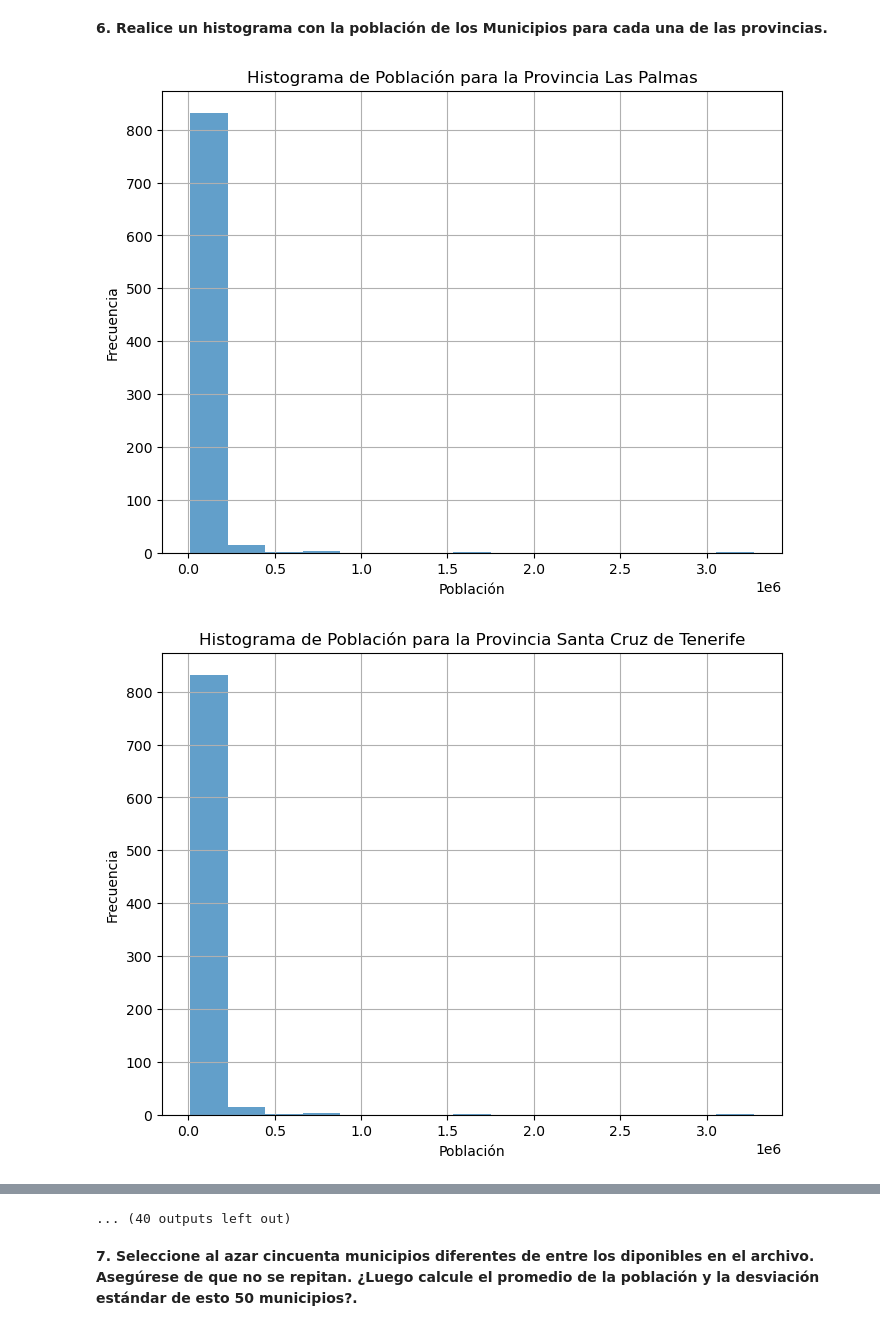
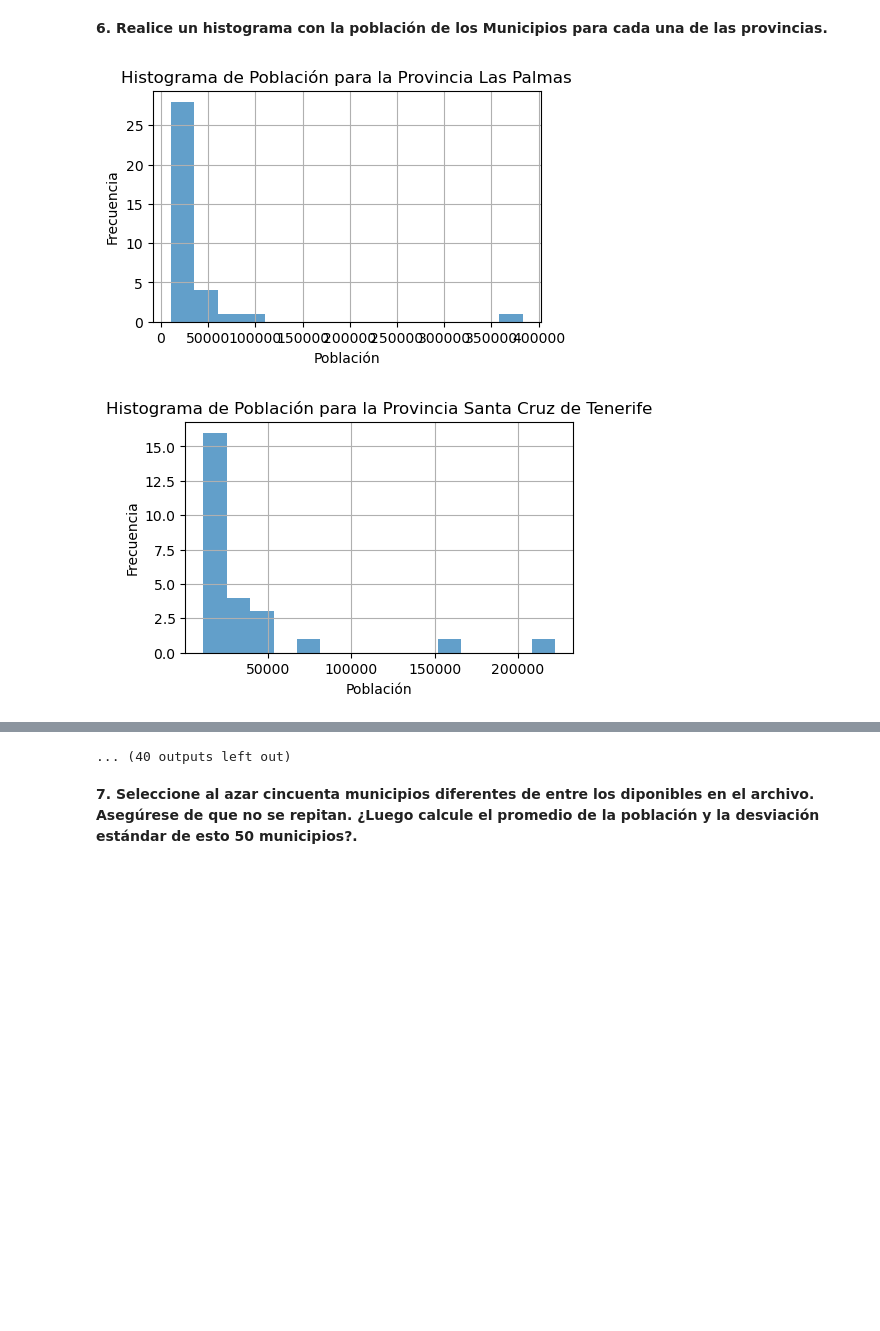
Before and after one commit to ElMangel/Laboratorio3, a Jupyter notebook: Laboratorio3_19000522.ipynb, the cells around one changed output, grey strips where cells are left out. Saved outputs shown, nothing was run; the diff lists cells and outputs as text; code cells hidden in the pictures; blank space fills up the shorter version.

```diff
--- a/Laboratorio3_19000522.ipynb
+++ b/Laboratorio3_19000522.ipynb
@@ -211,18 +211,18 @@ La mayor poblacion es de :239154.0
 # %% [markdown]
 **6. Realice un histograma con la población de los Municipios para cada una de las provincias.**
 # %%
-pob_prov =dataframe[['Provincia','Municipio','Poblacion']]
+pob_prov =dataframe[['Provincia','Poblacion']]
 pob_prov
 # %%
 for provincia in pob_prov['Provincia'].unique():
-    plt.figure(figsize=(8, 6))
-    datos_provincia = pob_prov[pob_prov['Provincia'] == provincia]
-    plt.hist(pob_prov['Poblacion'], bins=15, alpha=0.7)
+    plt.figure(figsize=(5, 3))
+    datos_provincia = pob_prov.loc[pob_prov['Provincia'] == provincia, 'Poblacion']
+    plt.hist(datos_provincia, bins=15, alpha=0.7)
     plt.title('Histograma de Población para la Provincia ' + provincia)
     plt.xlabel('Población')
     plt.ylabel('Frecuencia')
     plt.grid(True)
     plt.show()
 # %% [output]
-[figure, old version]
+[figure, new version]
-[figure, old version]
+[figure, new version]
```
Also changed, not shown: parts of 2 cells of this notebook.
